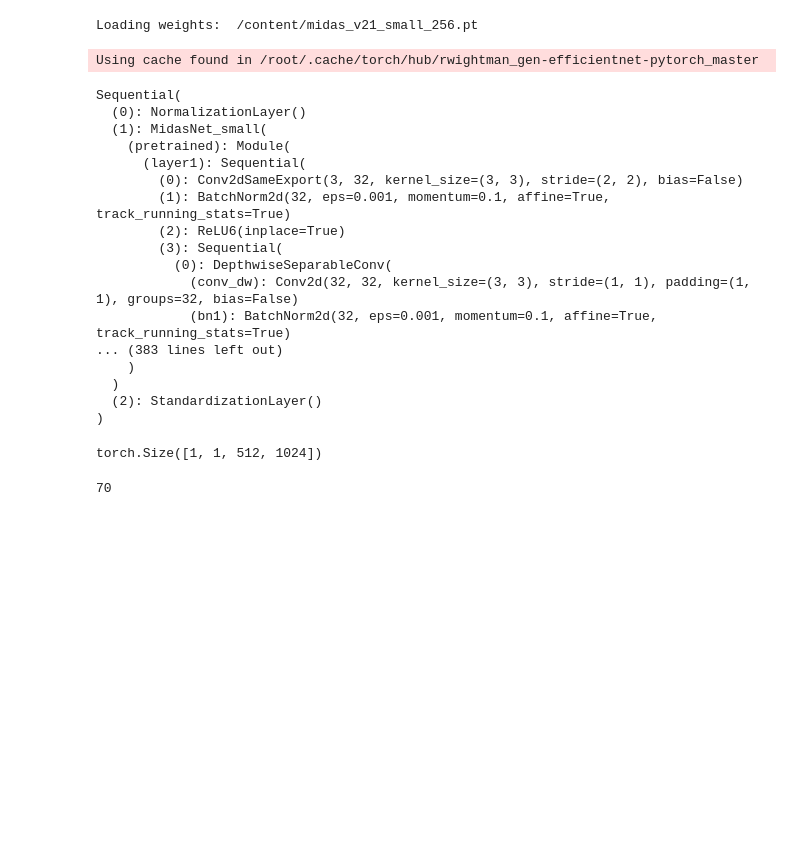
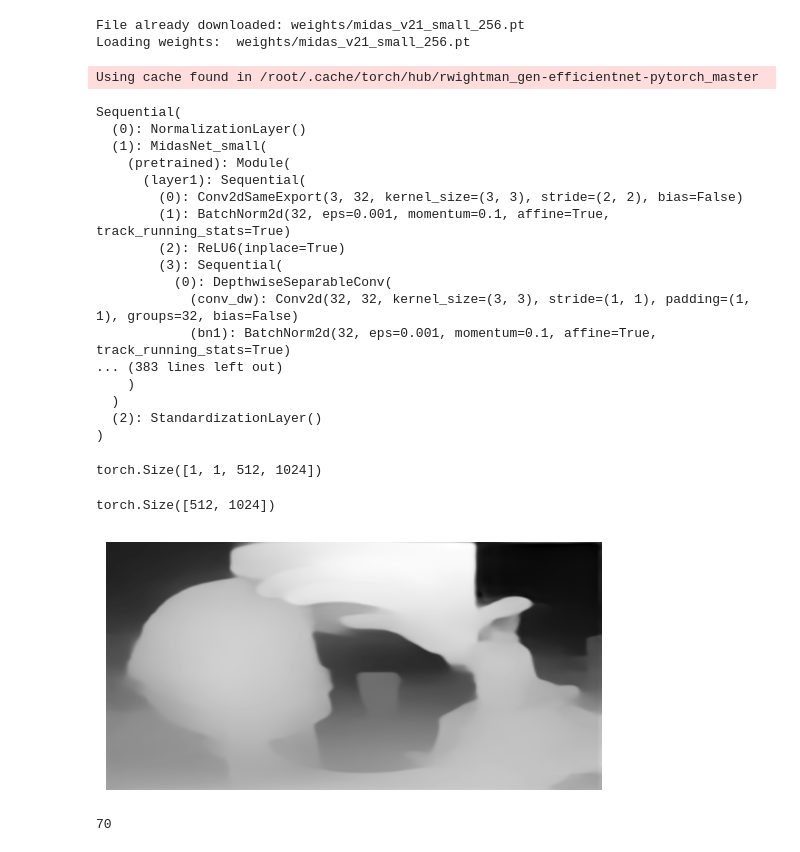
Before and after one commit to yusuku/DepthEstimationFrom360, a Jupyter notebook: Midas2Onnx.ipynb, the cells around one changed output. Drawn from its saved outputs; the diff is of its cells as text; code cells hidden in the pictures; blank space fills up the shorter version.

```diff
--- a/Midas2Onnx.ipynb
+++ b/Midas2Onnx.ipynb
@@ -62,11 +88,12 @@ class StandardizationLayer(torch.nn.Module):
         return (x - torch.min(x)) / (torch.max(x) - torch.min(x))
 # convert all models
 
-
+url="https://github.com/isl-org/MiDaS/releases/download/v2_1/midas_v21_small_256.pt"
 onnxFile = "weights/" +" midas_v21_small_256" + ".onnx"
+download_file(url, "weights")
 
 
-model_path = "/content/midas_v21_small_256.pt"
+model_path = "weights/midas_v21_small_256.pt"
 device = torch.device("cpu")
 
 
@@ -97,7 +124,8 @@ model = torch.nn.Sequential(norm_layer,model,stn_layer)#, model,stn_layer)
 
 model.eval()
 # %% [output]
-Loading weights:  /content/midas_v21_small_256.pt
+File already downloaded: weights/midas_v21_small_256.pt
+Loading weights:  weights/midas_v21_small_256.pt
 Using cache found in /root/.cache/torch/hub/rwightman_gen-efficientnet-pytorch_master
 Sequential(
   (0): NormalizationLayer()
@@ -121,6 +149,40 @@ output=model(torch.rand(1, 3, 512, 1024, dtype=torch.float))
 output.shape
 # %% [output]
 torch.Size([1, 1, 512, 1024])
+# %%
+# 1. 画像を読み込む
+from PIL import Image
+from torchvision import transforms
+import matplotlib.pyplot as plt
+
+image_path ="/content/f98f146eba5a102cb3441b0963f3c57e (1).png" # 画像のパスを指定
+image = Image.open(image_path).convert('RGB')  # RGB形式に変換
+
+# 2. リサイズとTensor変換を定義
+transform = transforms.Compose([
+    transforms.Resize((512, 1024)),  # 高さ512, 幅1024にリサイズ
+    transforms.ToTensor()  # [0, 255] → [0.0, 1.0]に正規化
+]) # [0, 255] → [0.0, 1.0]に正規化 & CHW形式に変換
+
+# 3. 画像をTensorに変換
+image_tensor = transform(image)
+
+# 4. 次元を(1, 512, 1024)に変形
+image_tensor = image_tensor.unsqueeze(0)
+
+outputs= model(image_tensor)
+
+image_to_display=outputs.squeeze()
+# %%
+image_to_display.shape
+# %% [output]
+torch.Size([512, 1024])
+# %%
+plt.imshow(image_to_display.detach().numpy(), cmap='gray') # Detach the tensor before converting to numpy
+plt.axis('off')  # 軸を非表示
+plt.show()
+# %% [output]
+[figure, added]
 # %%
 torch.onnx.export(
     model,
```
Also changed, not shown: parts of 2 cells of this notebook.
